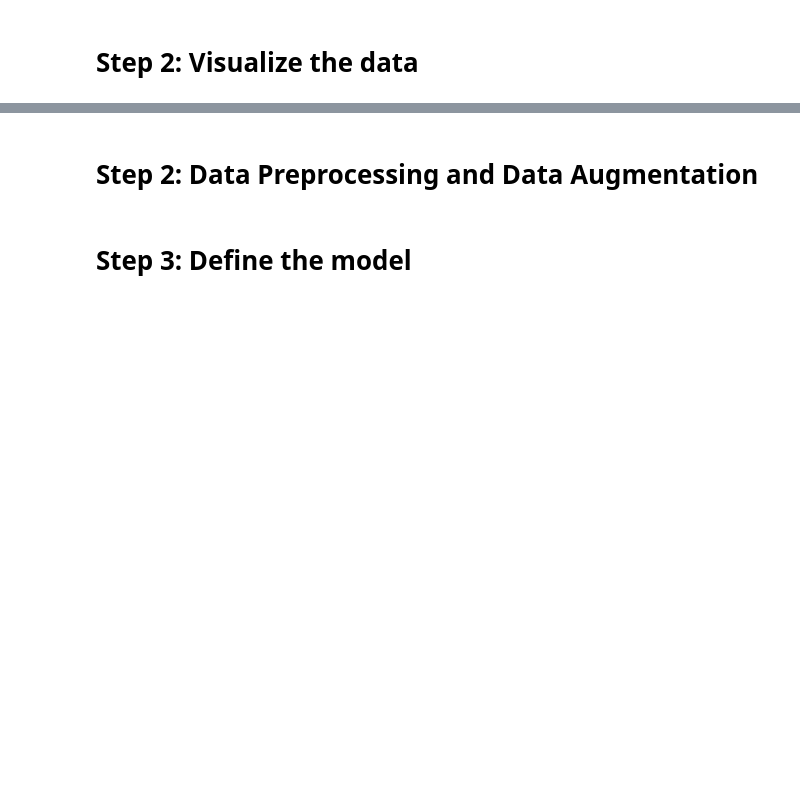
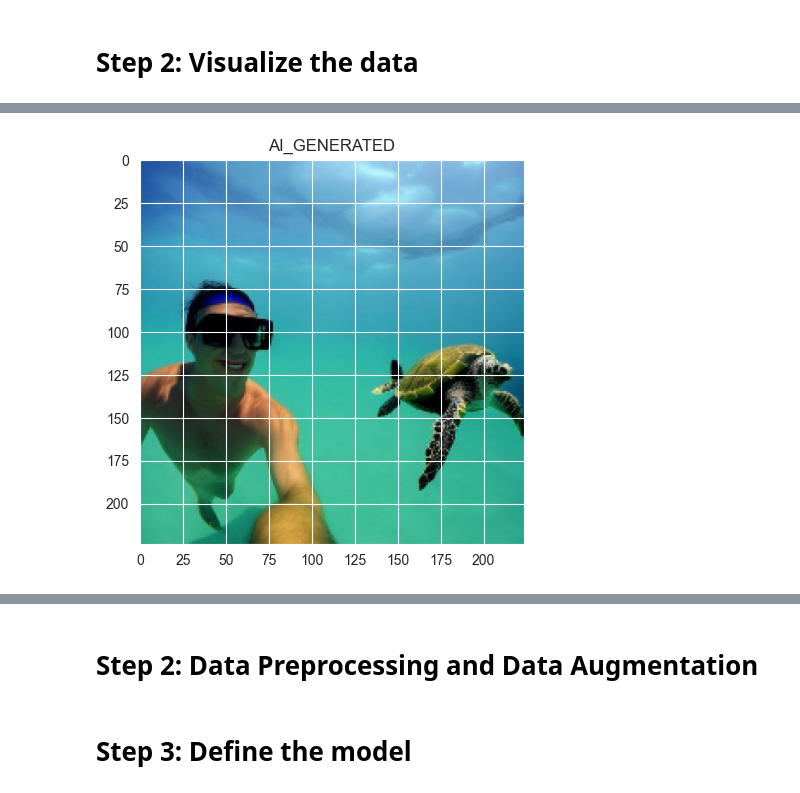
Before and after one commit to GeorgeBonilla-1/AI-Art-Detection, a Jupyter notebook: main.ipynb, the cells around one changed output, grey strips where cells are left out. Cells and saved outputs as stored; diff of their text form; code cells hidden in the pictures; blank space fills up the shorter version.

```diff
--- a/main.ipynb
+++ b/main.ipynb
@@ -223,0 +126,15 @@ preview_images(train_paths, train_labels, num_images=5)
+# %%
+# Preview an image from the training data
+# Get the first batch in the data
+image_batch, label_batch = next(iter(train_data))
+idx = 0
+
+# Create the plot
+plt.figure(figsize=(5, 5))
+plt.imshow(image_batch[idx].numpy().astype("uint8"))
+label_index = label_batch[idx]
+plt.title(class_names[label_index])
+plt.axis("on") # Show a grid
+plt.show()
+# %% [output]
+[figure, added]
```
Also changed, not shown: parts of 18 cells of this notebook.
